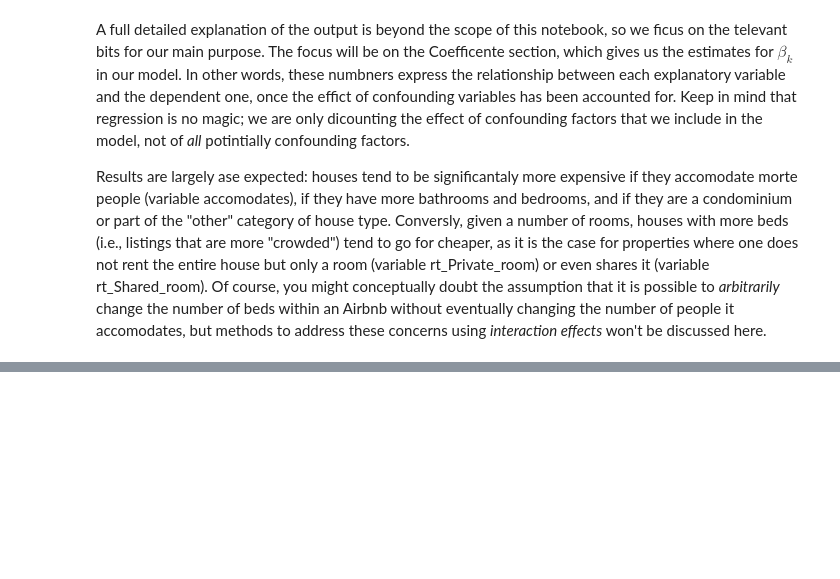
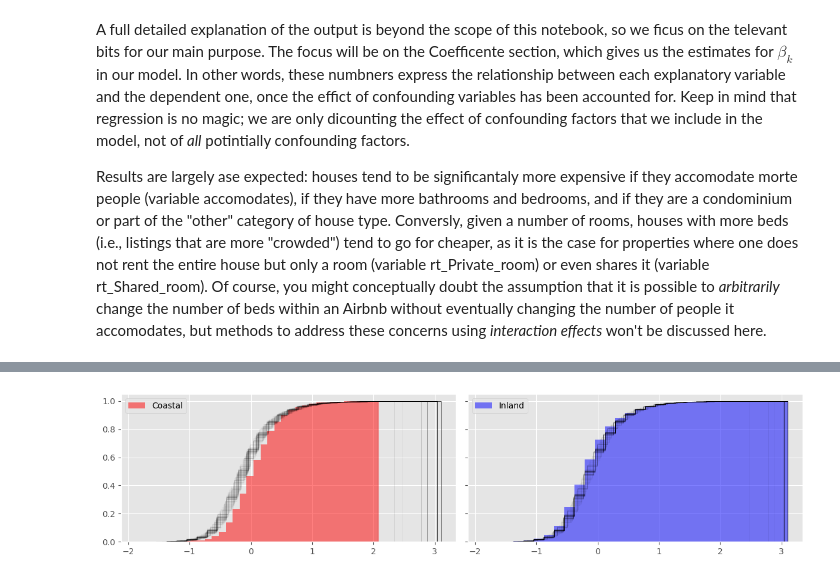
Before and after one commit to Skyehawk/Spatial_stats_examples, a Jupyter notebook: Spatial_regression/Spatial_regression.ipynb, the cells around one changed output, grey strips where cells are left out. Saved outputs shown, nothing was run; the diff lists cells and outputs as text; code cells hidden in the pictures; blank space fills up the shorter version.

```diff
--- a/Spatial_regression/Spatial_regression.ipynb
+++ b/Spatial_regression/Spatial_regression.ipynb
@@ -109,0 +149,63 @@ Results are largely ase expected: houses tend to be significantaly more expensiv
+# %%
+from matplotlib import style
+plt.style.use('ggplot')
+
+n_sim = 100      # Number of simulations to conduct
+
+fig, axes = plt.subplots(1,2, figsize=(12,3), sharex=True, sharey=True)
+
+axes[0].hist(
+            coastal_residuals,
+            color=["r"],
+            alpha=0.5,
+            density=True,
+            bins=30,
+            label="Coastal",
+            cumulative=True,
+          )
+
+axes[1].hist(
+            inland_residuals,
+            color=["b"] ,
+            alpha=0.5,
+            density=True,
+            bins=30,
+            label="Inland",
+            cumulative=True,
+          )
+
+for sim in range(n_sim):
+    shuffled_residuals = m1.u[np.random.permutation(m1.n)]
+    random_coastal = shuffled_residuals[is_coastal]
+    random_inland = shuffled_residuals[~is_coastal]
+
+    if sim == 0:
+        label = "simulations"
+    else:
+        label=None
+        axes[0].hist(
+            random_coastal,
+            color="k",
+            alpha=0.05,
+            density=True,
+            histtype="step",
+            bins=30,
+            label=label,
+            cumulative=True,
+          )
+        axes[1].hist(
+            random_inland,
+            color="k",
+            alpha=0.05,
+            density=True,
+            histtype="step",
+            bins=30,
+            label=label,
+            cumulative=True,
+          )
+axes[0].legend()
+axes[1].legend()
+plt.tight_layout()
+plt.show()
+# %% [output]
+[figure, added]
```
Also changed, not shown: parts of 17 cells of this notebook.
